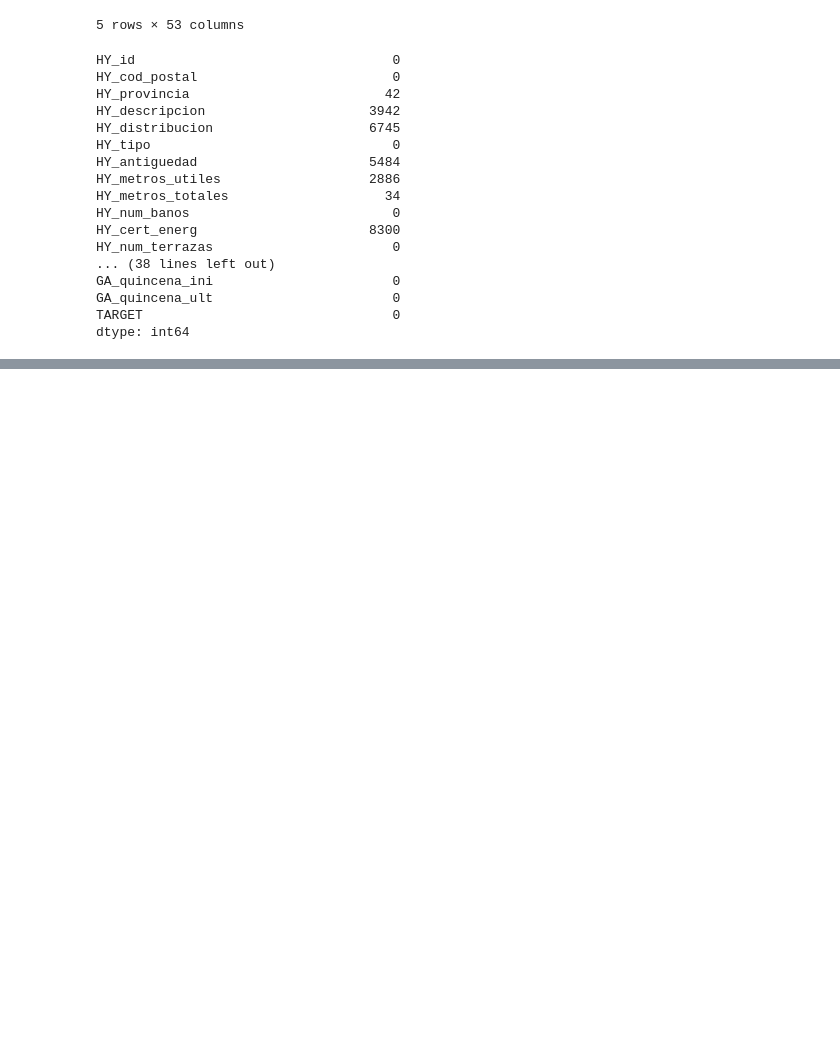
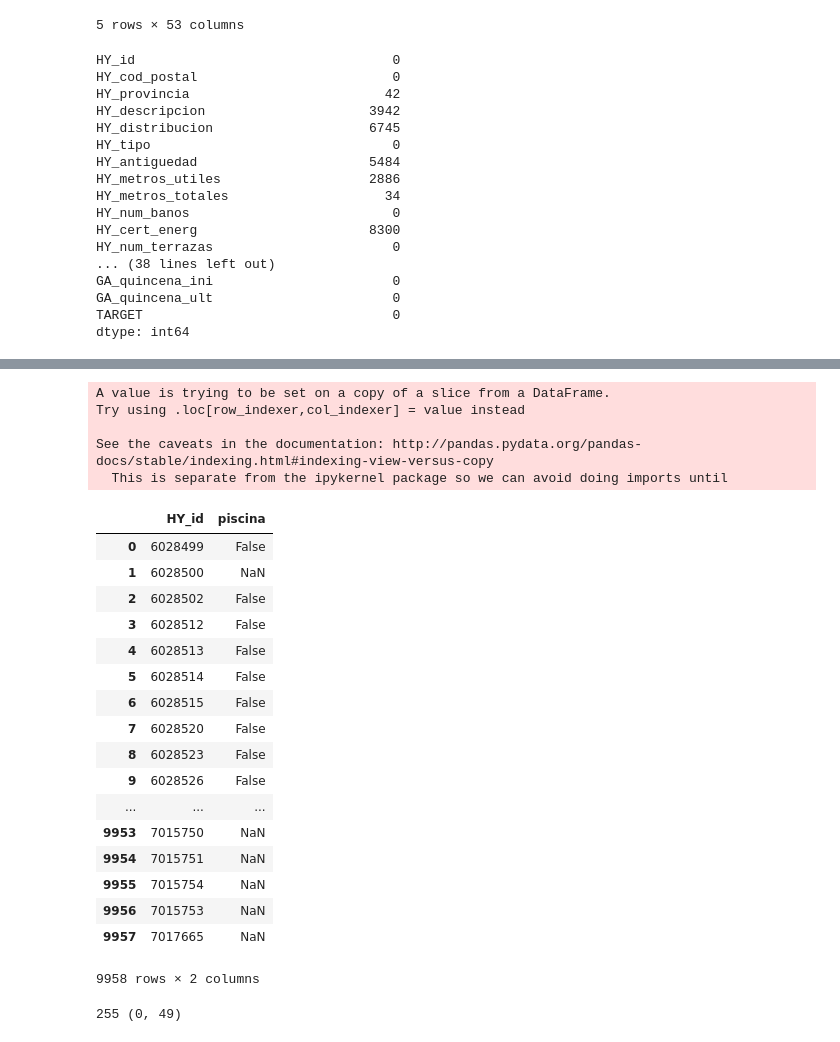
Before and after one commit to RohitUttam/UniversityHack2019, a Jupyter notebook: Expl_ini_images.ipynb, the cells around one changed output, grey strips where cells are left out. Drawn from its saved outputs; the diff is of its cells as text; code cells hidden in the pictures; blank space fills up the shorter version.

```diff
--- a/Expl_ini_images.ipynb
+++ b/Expl_ini_images.ipynb
@@ -242,2 +52,0 @@ from sklearn.model_selection import train_test_split
-# %%
-modelar = pd.read_csv('modelar_normalized.csv')
@@ -371,9 +52,0 @@ sns.heatmap(corr_matrix, cmap = sns.diverging_palette(220, 10, as_cmap = True),
-# %%
-modelar=modelar.drop(['% Descuento'], axis=1)
-# %%
-columnas= modelar.columns
-
-position=[i for i,x in enumerate(columnas) if x == 'HY_precio']
-modelar.insert(position[0]+1, '% Descuento', 0)
-modelar['% Descuento'] = np.where(modelar['HY_precio_anterior']>0, 100*round(((modelar['HY_precio']-modelar['HY_precio_anterior'])/modelar['HY_precio_anterior']),4), 0)
-modelar[['HY_precio','HY_precio_anterior','% Descuento']]
@@ -401,2 +52,0 @@ Al tener, la información que aporta *HY_precio_anterior* en una nueva columna *
-# %%
-modelar=modelar.drop(['HY_precio_anterior'], axis=1)
@@ -450,0 +108,40 @@ val_
+# %%
+modelar_p=modelar[['HY_id']]
+modelar_p.insert(1, 'piscina', False)
+modelar_p['piscina']=modelar.loc[modelar['HY_descripcion'].notnull()]['HY_descripcion'].str.contains('iscina')
+
+modelar_p
+# %% [output]
+A value is trying to be set on a copy of a slice from a DataFrame.
+Try using .loc[row_indexer,col_indexer] = value instead
+
+See the caveats in the documentation: http://pandas.pydata.org/pandas-docs/stable/indexing.html#indexing-view-versus-copy
+  This is separate from the ipykernel package so we can avoid doing imports until
+|  | HY_id | piscina |
+| 0 | 6028499 | False |
+| 1 | 6028500 | NaN |
+| 2 | 6028502 | False |
+| 3 | 6028512 | False |
+| 4 | 6028513 | False |
+| 5 | 6028514 | False |
+| 6 | 6028515 | False |
+| 7 | 6028520 | False |
+| 8 | 6028523 | False |
+| 9 | 6028526 | False |
+| ... | ... | ... |
+| 9953 | 7015750 | NaN |
+| 9954 | 7015751 | NaN |
+| 9955 | 7015754 | NaN |
+| 9956 | 7015753 | NaN |
+| 9957 | 7017665 | NaN |
+9958 rows × 2 columns
+# %%
+import cv2
+
+g = cv2.cvtColor(images[0], cv2.COLOR_BGR2GRAY)
+a = np.array(g)
+print (a.max(), np.unravel_index(a.argmax(), a.shape))
+a[188:208,478:498] =255
+cv2.imshow('aaa',a)
+# %% [output]
+255 (0, 49)
```
Also changed, not shown: parts of 61 cells of this notebook.
